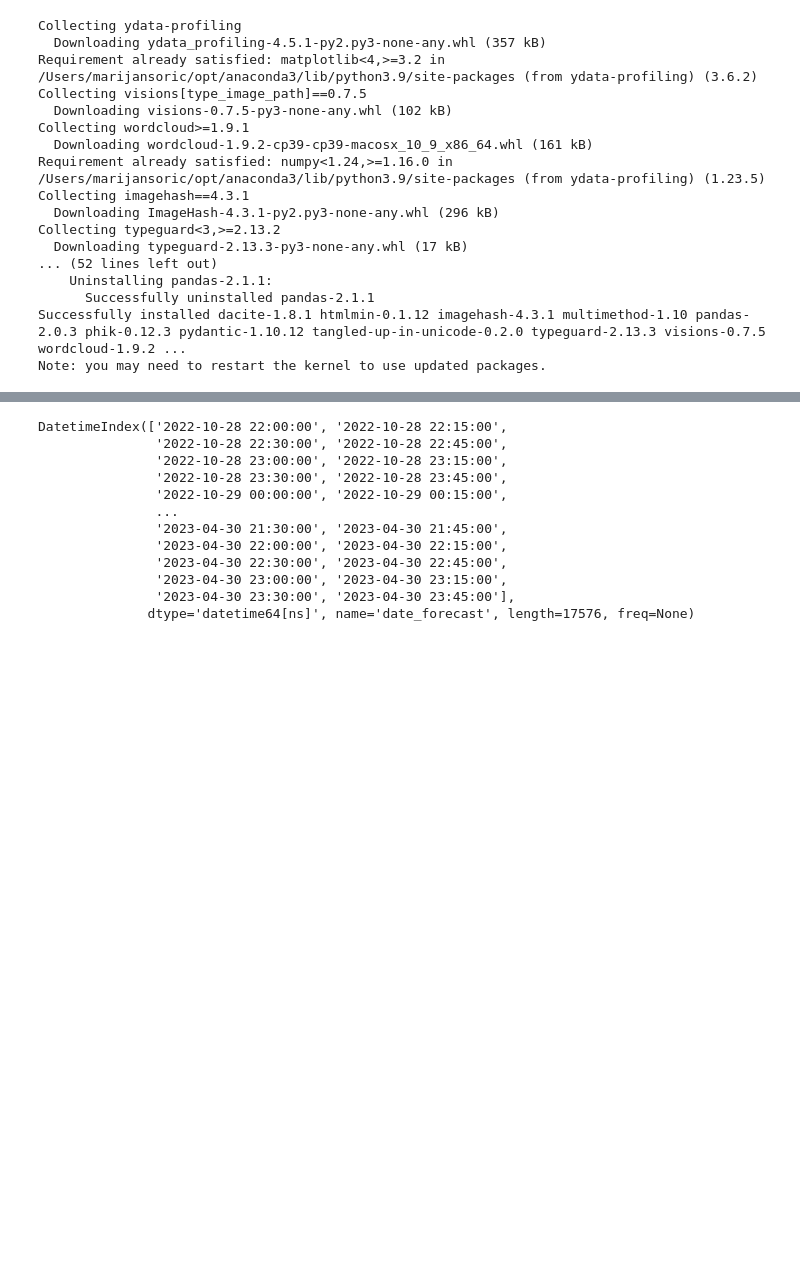
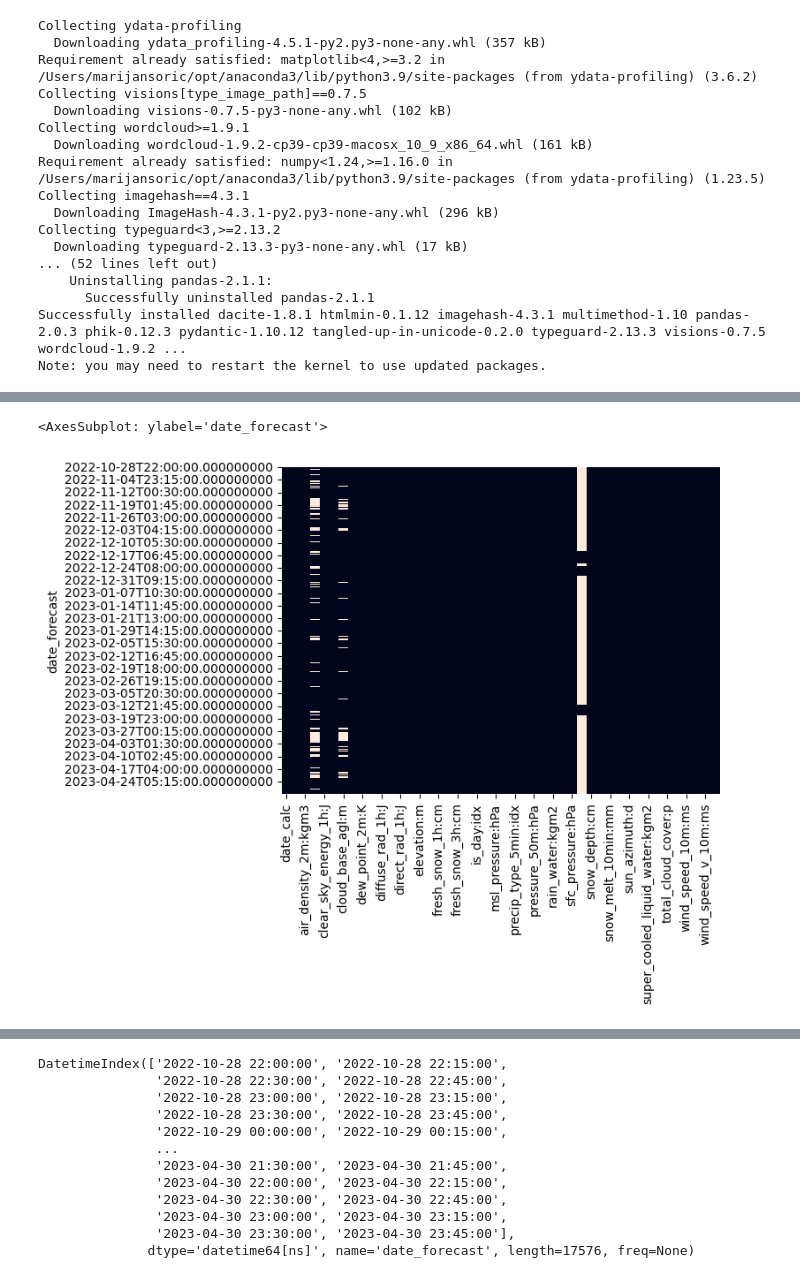
Before and after one commit to soricm/Time-Series-Forecasting-Solar-Energy-Production, a Jupyter notebook: marijan/marijan.ipynb, the cells around one changed output, grey strips where cells are left out. Saved outputs shown, nothing was run; the diff lists cells and outputs as text; code cells hidden in the pictures; blank space fills up the shorter version.

```diff
--- a/marijan/marijan.ipynb
+++ b/marijan/marijan.ipynb
@@ -90,0 +108,5 @@ y = pd.read_csv('y_a.csv', index_col='time', parse_dates=True)
+# %%
+sns.heatmap(X_est.isna(),cbar=False)
+# %% [output]
+<AxesSubplot: ylabel='date_forecast'>
+[figure, added]
```
Also changed, not shown: parts of 23 cells of this notebook, 2 other files.
